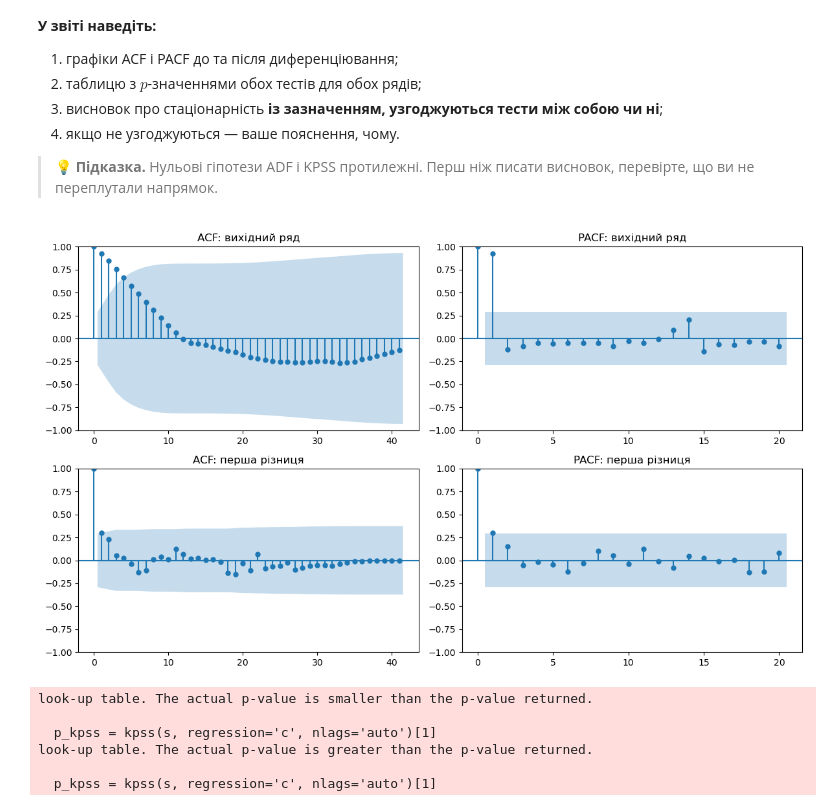
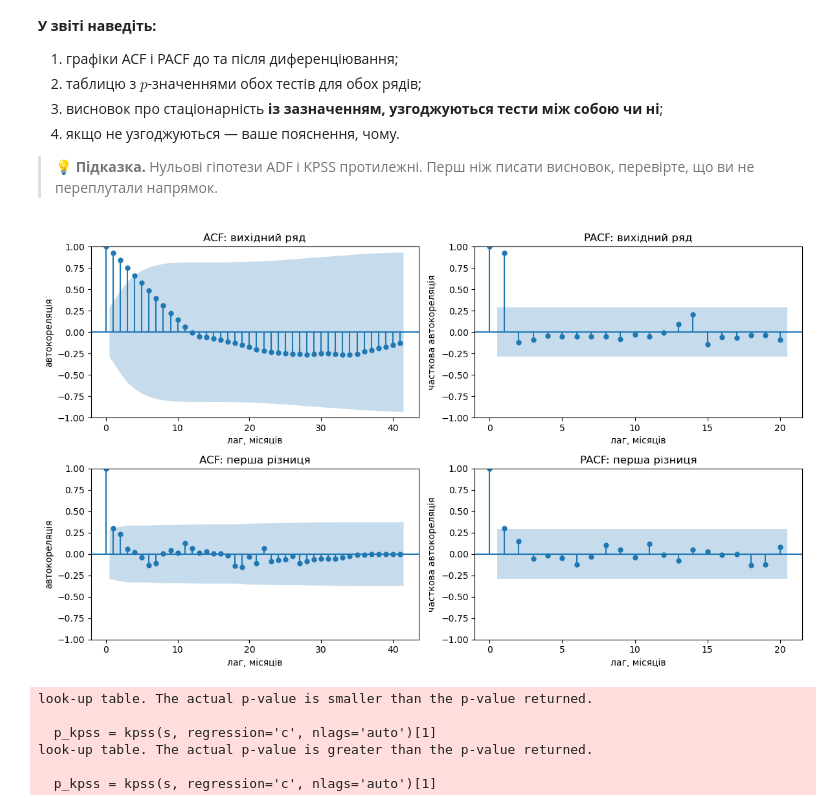
Before and after one commit to yarapan/Data-Analysis-Visualization, a Jupyter notebook: Lab_4/ЛР4_завдання_студенту.ipynb, the cells around one changed output. Cells and saved outputs as stored; diff of their text form; code cells hidden in the pictures.

```diff
--- a/Lab_4/ЛР4_завдання_студенту.ipynb
+++ b/Lab_4/ЛР4_завдання_студенту.ipynb
@@ -380,18 +384,26 @@ F_S(сила сезонності)=0.445, F_T(сила тренду)= 0.951
 # %%
 from statsmodels.graphics.tsaplots import plot_acf, plot_pacf
 from statsmodels.tsa.stattools import adfuller, kpss, acf, pacf
 
 dy = y.diff().dropna()
 
 fig, axes = plt.subplots(2, 2, figsize=(12, 7))
 plot_acf(y,   lags=41, ax=axes[0, 0], title='ACF: вихідний ряд')
 plot_pacf(y,  lags=20, ax=axes[0, 1], title='PACF: вихідний ряд', method='ywm')
 plot_acf(dy,  lags=41, ax=axes[1, 0], title='ACF: перша різниця')
 plot_pacf(dy, lags=20, ax=axes[1, 1], title='PACF: перша різниця', method='ywm')
+
+for ax in axes[:, 0]:
+    ax.set_ylabel('автокореляція')
+for ax in axes[:, 1]:
+    ax.set_ylabel('часткова автокореляція')
+for ax in axes.flat:
+    ax.set_xlabel('лаг, місяців')
+
 plt.tight_layout();
 plt.show()
 # %% [output]
-[figure, old version]
+[figure, new version]
 # %%
 rows = []
 for name, s in [('вихідний', y), ('перша різниця', dy)]:
```
Also changed, not shown: parts of 4 cells of this notebook.
